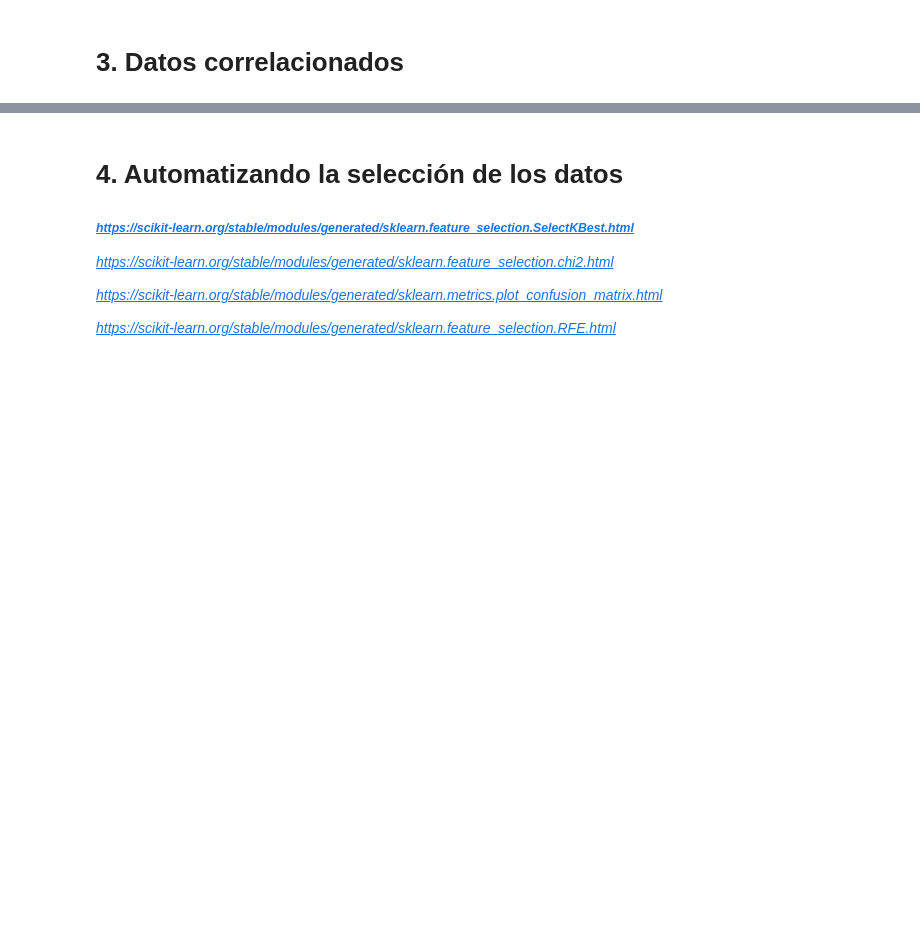
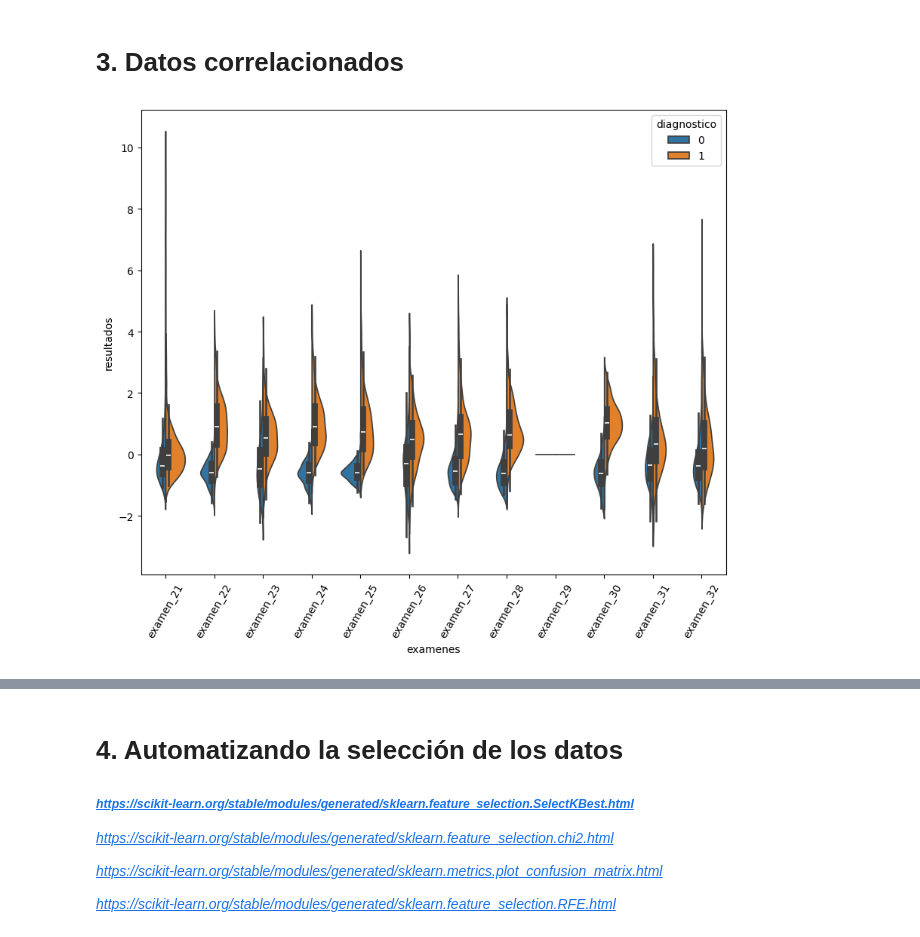
Before and after one commit to luiscmc10/1820-machine-learning-lidiando-con-datos-de-muchas-dimensiones, a Jupyter notebook: dimensionality_reduction.ipynb, the cells around one changed output, grey strips where cells are left out. Cells and saved outputs as stored; diff of their text form; code cells hidden in the pictures; blank space fills up the shorter version.

```diff
--- a/dimensionality_reduction.ipynb
+++ b/dimensionality_reduction.ipynb
@@ -116,2 +197,6 @@ LogisticRegression(C=100, n_jobs=-1)
 # %% [markdown]
 # 3. Datos correlacionados
+# %%
+violin(20,32)
+# %% [output]
+[figure, added]
```
Also changed, not shown: parts of 13 cells of this notebook.
